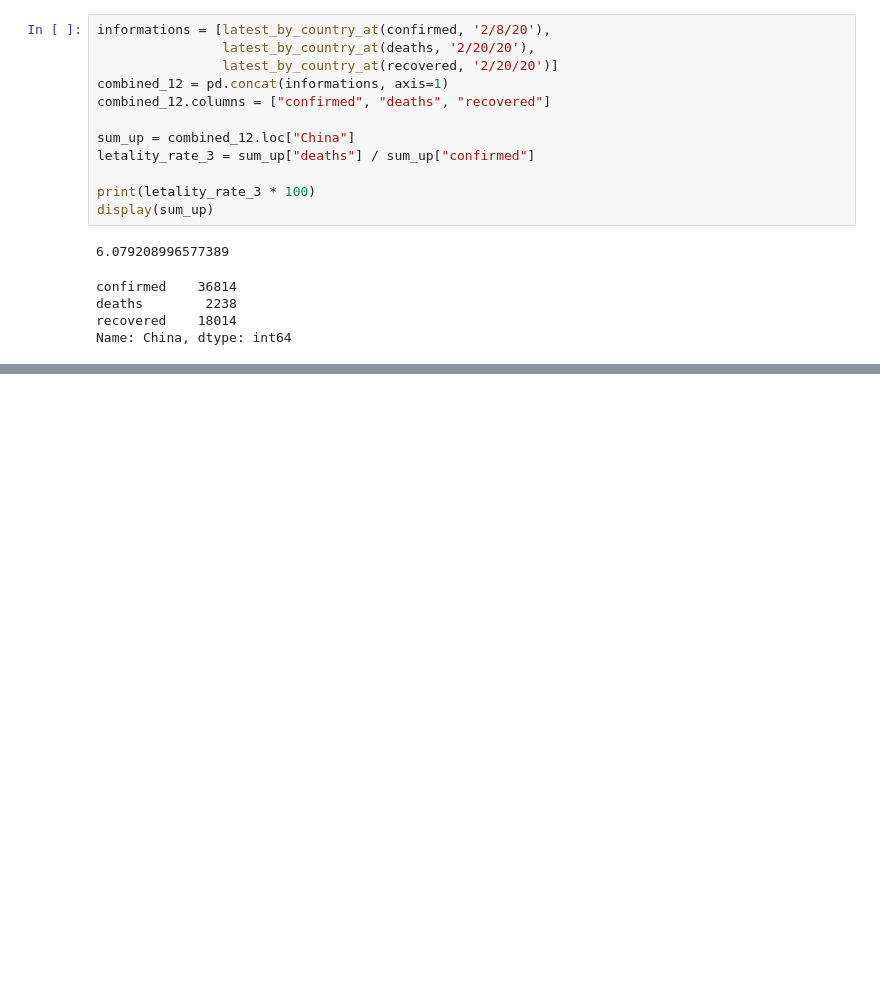
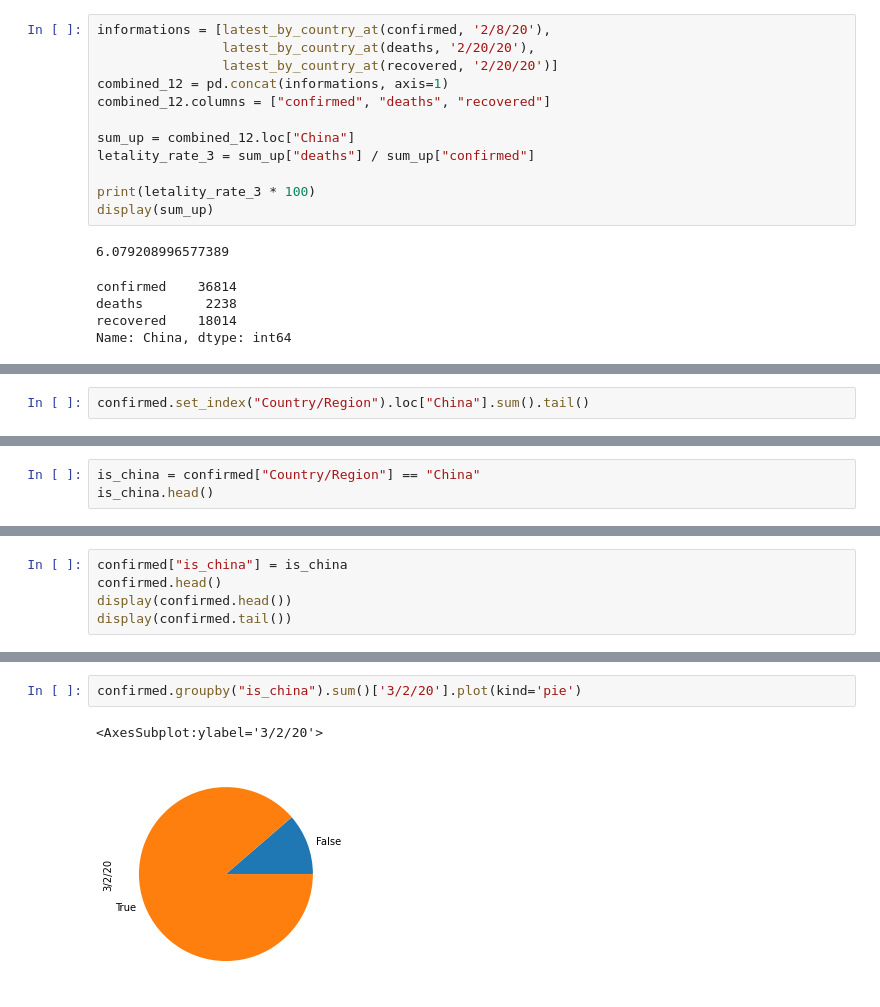
Before and after one commit to cglima/data-science-visualizacao-de-dados-para-saude-e-medicina, a Jupyter notebook: curso data science e saude-segunda-parte.ipynb, the cells around one changed output, grey strips where cells are left out. Saved outputs shown, nothing was run; the diff lists cells and outputs as text; blank space fills up the shorter version.

```diff
--- a/curso data science e saude-segunda-parte.ipynb
+++ b/curso data science e saude-segunda-parte.ipynb
@@ -674,0 +679,2 @@ Name: China, dtype: int64
+# %%
+confirmed.set_index("Country/Region").loc["China"].sum().tail()
@@ -674,0 +688,3 @@ Name: China, dtype: int64
+# %%
+is_china = confirmed["Country/Region"] == "China"
+is_china.head()
@@ -674,0 +698,5 @@ Name: China, dtype: int64
+# %%
+confirmed["is_china"] = is_china
+confirmed.head()
+display(confirmed.head())
+display(confirmed.tail())
@@ -674,0 +748,5 @@ Name: China, dtype: int64
+# %%
+confirmed.groupby("is_china").sum()['3/2/20'].plot(kind='pie')
+# %% [output]
+<AxesSubplot:ylabel='3/2/20'>
+[figure, added]
```
Also changed, not shown: parts of 34 cells of this notebook.
